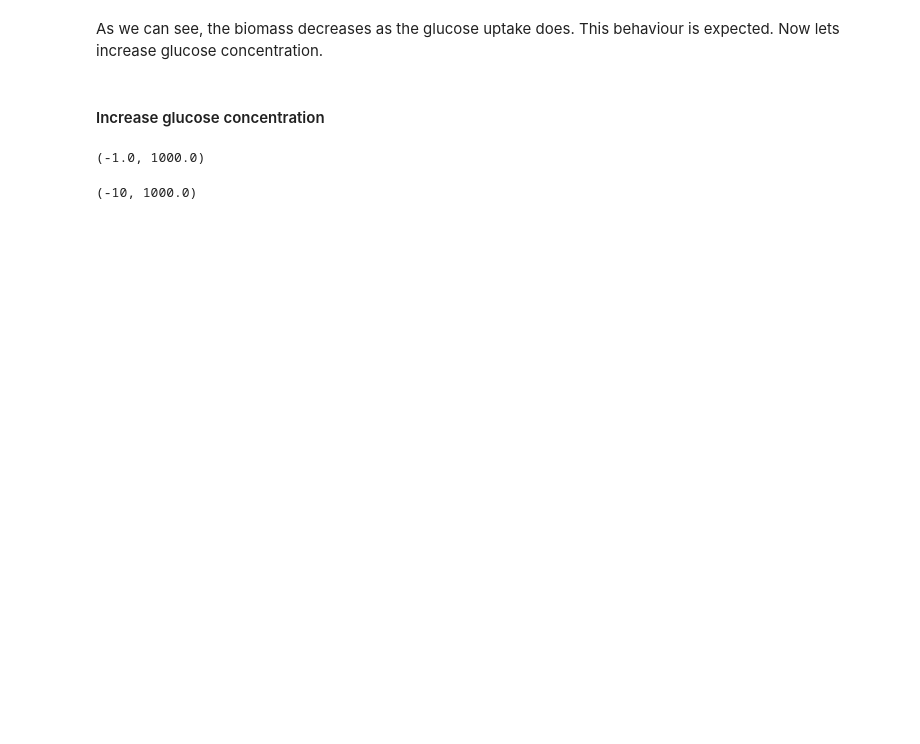
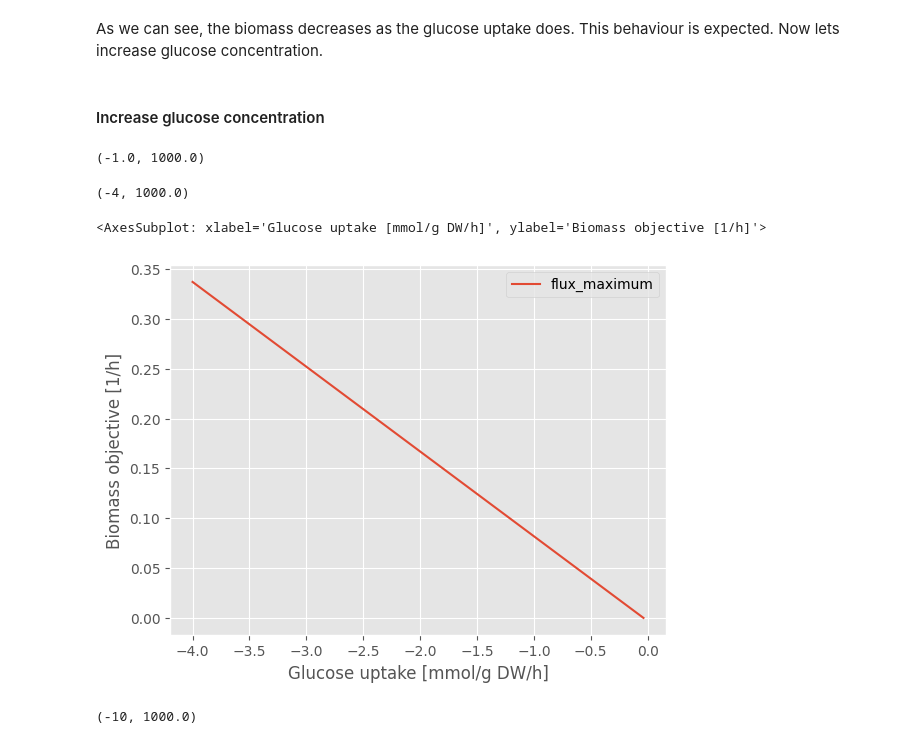
Before and after one commit to 27410/27410-group-assigment-group-4-resveratrol-in-s-cerevisiae, a Jupyter notebook: analysis/04.phenotype_phase_plane.ipynb, the cells around one changed output. Saved outputs shown, nothing was run; the diff lists cells and outputs as text; code cells hidden in the pictures; blank space fills up the shorter version.

```diff
--- a/analysis/04.phenotype_phase_plane.ipynb
+++ b/analysis/04.phenotype_phase_plane.ipynb
@@ -71,6 +71,24 @@ As we can see, the biomass decreases as the glucose uptake does. This behaviour
 print(model.reactions.EX_glc__D_e.bounds)
 # %% [output]
 (-1.0, 1000.0)
+# %%
+medium = model.medium
+with model:
+    medium['EX_glc__D_e'] = 4
+
+    model.medium = medium
+    print(model.reactions.EX_glc__D_e.bounds)
+
+    ppp_biomass = production_envelope( model,
+    reactions = [model.reactions.EX_glc__D_e],
+    objective = model.reactions.GROWTH)
+# %% [output]
+(-4, 1000.0)
+# %%
+ppp_biomass.plot(x='EX_glc__D_e', y='flux_maximum', xlabel="Glucose uptake [mmol/g DW/h]", ylabel="Biomass objective [1/h]")
+# %% [output]
+<AxesSubplot: xlabel='Glucose uptake [mmol/g DW/h]', ylabel='Biomass objective [1/h]'>
+[figure, added]
 # %%
 medium = model.medium
 with model:
```
Also changed, not shown: parts of 20 cells of this notebook, 2 other files.
